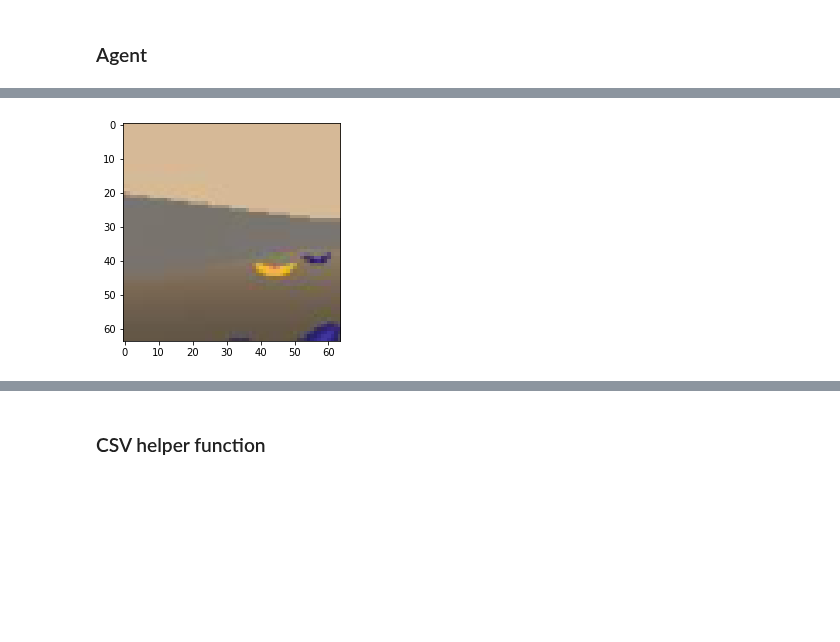
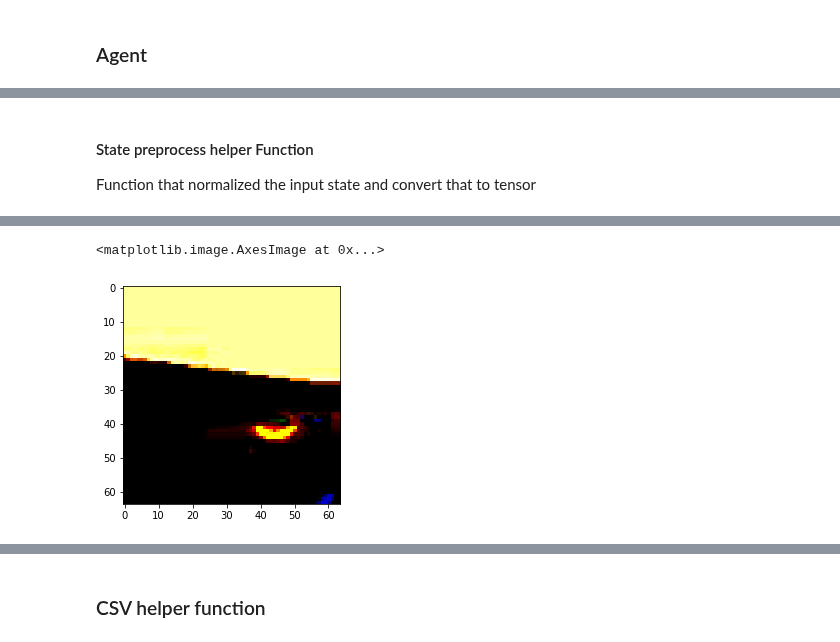
Before and after one commit to aanrran/deep-reinforcement-learning, a Jupyter notebook: p1_navigation/Navigation_Pixels.ipynb, the cells around one changed output, grey strips where cells are left out. Saved outputs shown, nothing was run; the diff lists cells and outputs as text; code cells hidden in the pictures; blank space fills up the shorter version.

```diff
--- a/p1_navigation/Navigation_Pixels.ipynb
+++ b/p1_navigation/Navigation_Pixels.ipynb
@@ -335,3 +336,6 @@ agent.max_gradient_norm = 1.35 #set the loss function with Huber
+# %% [markdown]
+#### State preprocess helper Function
+Function that normalized the input state and convert that to tensor
 # %%
 # Helper function to process the input state
 from PIL import Image
@@ -340,7 +344,8 @@ import torchvision.transforms as transforms
 def state2tensor(state):
     data_transform = transforms.Compose([
         transforms.Resize(64), # reshape the size to resnet input size which is 64x64x3 tensor
-        transforms.ToTensor() # convert the RGB image type to tensor
+        transforms.ToTensor(), # convert the RGB image type to tensor
+        transforms.Normalize(mean=[0.5, 0.5, 0.5], std=[0.15, 0.15, 0.15]) # normalize data
     ])
     new_im = Image.fromarray(np.uint8(np.squeeze(state)*255),'RGB') #convert a numpy array to image type
     img_tensor = data_transform(new_im).unsqueeze(dim=0) #change image size for Resnet18 input reqirement
@@ -354,2 +359,3 @@ plt.imshow(tensor_image.permute(1, 2, 0))
+<matplotlib.image.AxesImage at 0x...>
-[figure, old version]
+[figure, new version]
 # %%
```
Also changed, not shown: parts of 10 cells of this notebook.
